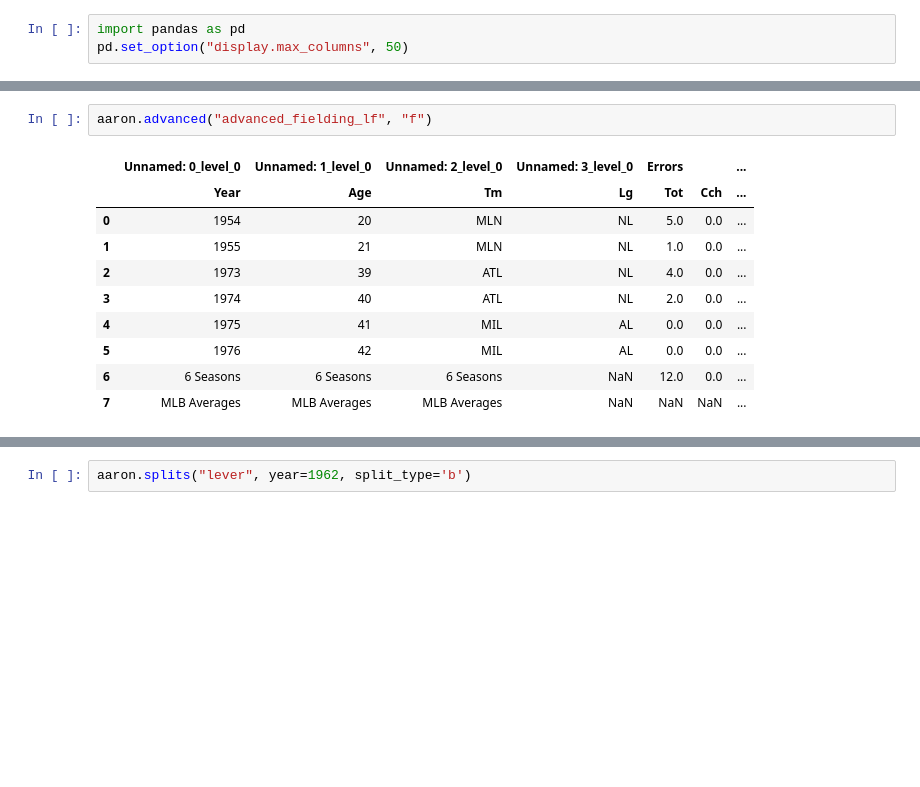
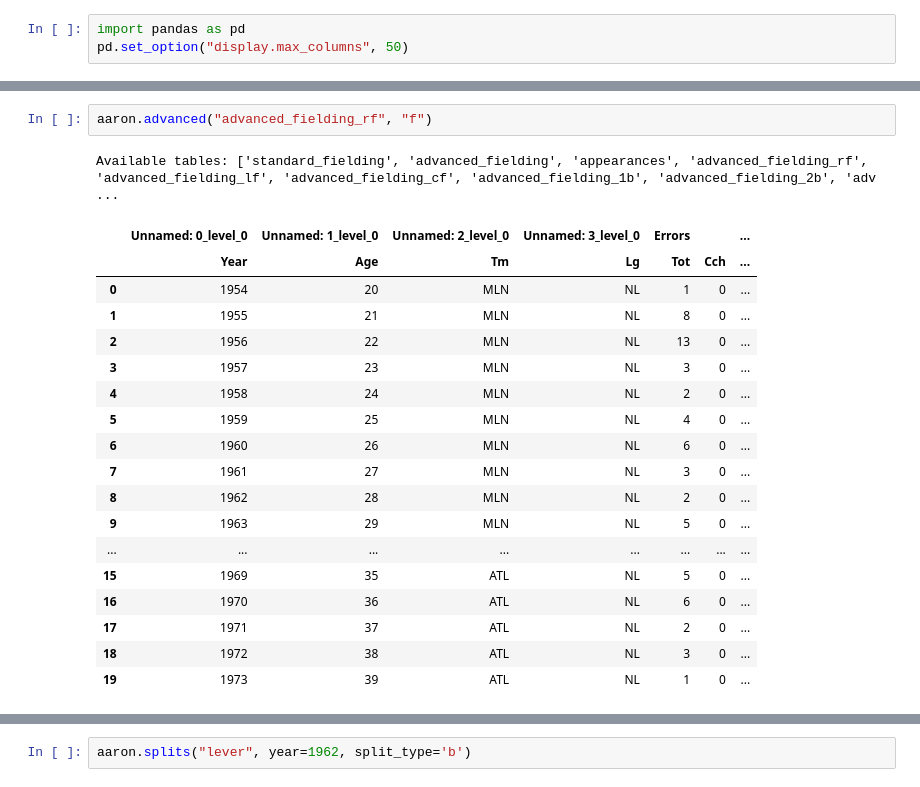
Before and after one commit to double-dose-larry/sportsref, a Jupyter notebook: test_players.ipynb, the cells around one changed output, grey strips where cells are left out. Drawn from its saved outputs; the diff is of its cells as text; blank space fills up the shorter version.

```diff
--- a/test_players.ipynb
+++ b/test_players.ipynb
@@ -39,16 +47,25 @@ I'm 100% sure that you want Hank Aaron
 # %%
-aaron.advanced("advanced_fielding_lf", "f")
+aaron.advanced("advanced_fielding_rf", "f")
 # %% [output]
+Available tables: ['standard_fielding', 'advanced_fielding', 'appearances', 'advanced_fielding_rf', 'advanced_fielding_lf', 'advanced_fielding_cf', 'advanced_fielding_1b', 'advanced_fielding_2b', 'adv ...
 |  | Unnamed: 0_level_0 | Unnamed: 1_level_0 | Unnamed: 2_level_0 | Unnamed: 3_level_0 | Errors |  | ... |
 |  | Year | Age | Tm | Lg | Tot | Cch | ... |
-| 0 | 1954 | 20 | MLN | NL | 5.0 | 0.0 | ... |
-| 1 | 1955 | 21 | MLN | NL | 1.0 | 0.0 | ... |
-| 2 | 1973 | 39 | ATL | NL | 4.0 | 0.0 | ... |
-| 3 | 1974 | 40 | ATL | NL | 2.0 | 0.0 | ... |
-| 4 | 1975 | 41 | MIL | AL | 0.0 | 0.0 | ... |
-| 5 | 1976 | 42 | MIL | AL | 0.0 | 0.0 | ... |
-| 6 | 6 Seasons | 6 Seasons | 6 Seasons | NaN | 12.0 | 0.0 | ... |
-| 7 | MLB Averages | MLB Averages | MLB Averages | NaN | NaN | NaN | ... |
+| 0 | 1954 | 20 | MLN | NL | 1 | 0 | ... |
+| 1 | 1955 | 21 | MLN | NL | 8 | 0 | ... |
+| 2 | 1956 | 22 | MLN | NL | 13 | 0 | ... |
+| 3 | 1957 | 23 | MLN | NL | 3 | 0 | ... |
+| 4 | 1958 | 24 | MLN | NL | 2 | 0 | ... |
+| 5 | 1959 | 25 | MLN | NL | 4 | 0 | ... |
+| 6 | 1960 | 26 | MLN | NL | 6 | 0 | ... |
+| 7 | 1961 | 27 | MLN | NL | 3 | 0 | ... |
+| 8 | 1962 | 28 | MLN | NL | 2 | 0 | ... |
+| 9 | 1963 | 29 | MLN | NL | 5 | 0 | ... |
+| ... | ... | ... | ... | ... | ... | ... | ... |
+| 15 | 1969 | 35 | ATL | NL | 5 | 0 | ... |
+| 16 | 1970 | 36 | ATL | NL | 6 | 0 | ... |
+| 17 | 1971 | 37 | ATL | NL | 2 | 0 | ... |
+| 18 | 1972 | 38 | ATL | NL | 3 | 0 | ... |
+| 19 | 1973 | 39 | ATL | NL | 1 | 0 | ... |
 # %%
 aaron.hr_log()
 # %% [output]
```
Also changed, not shown: parts of 11 cells of this notebook, 3 other files.
